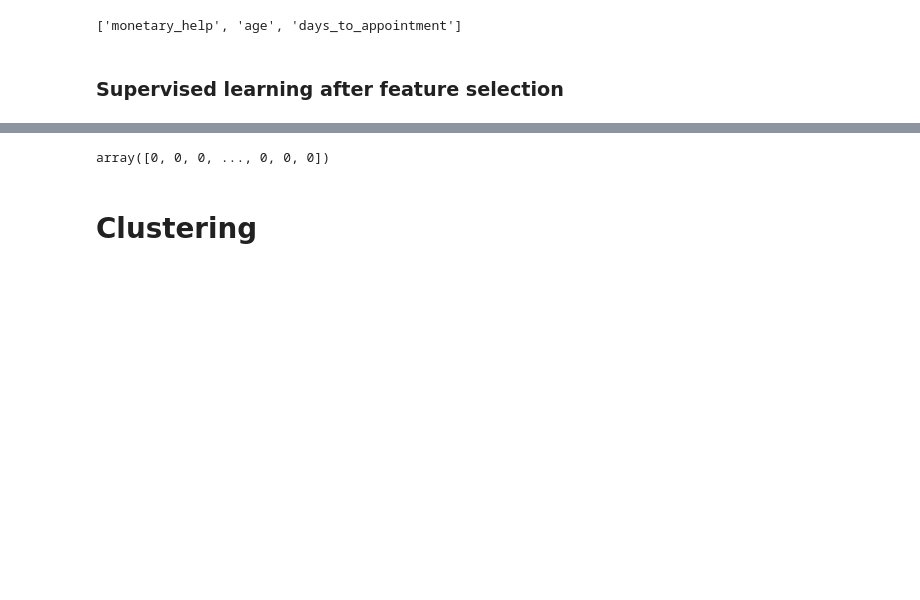
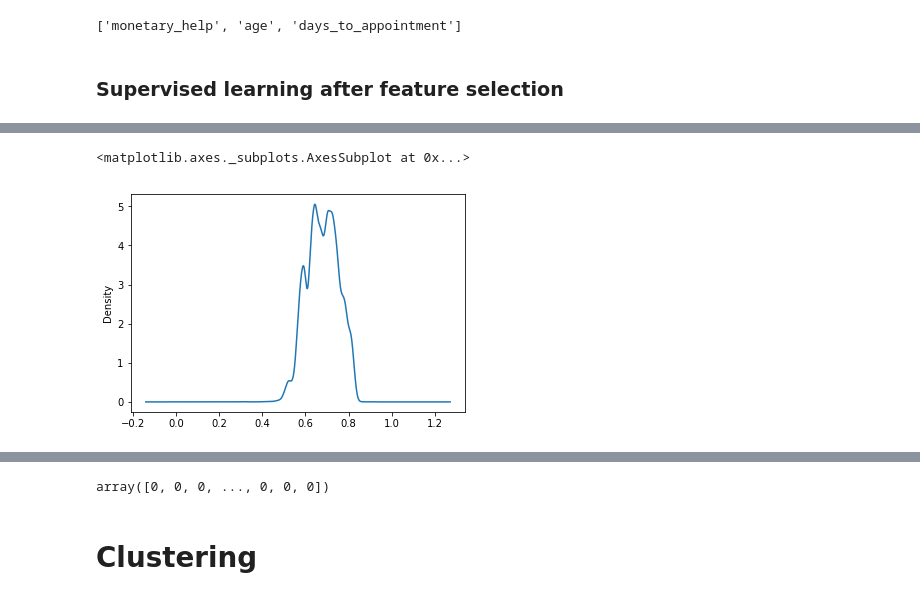
Before and after one commit to edvalente/mlnd-capstone-project, a Jupyter notebook: notebooks/capstone-scrapbook.ipynb, the cells around one changed output, grey strips where cells are left out. Saved outputs shown, nothing was run; the diff lists cells and outputs as text; code cells hidden in the pictures; blank space fills up the shorter version.

```diff
--- a/notebooks/capstone-scrapbook.ipynb
+++ b/notebooks/capstone-scrapbook.ipynb
@@ -422,0 +446,8 @@ print(confusion_matrix(minimal_train_test_data['y_test'], preds))
+# %%
+probs_zero = [i[1] for i in model.predict_proba(X)]
+probs_all = [i[1] for i in model.predict_proba(minimal_train_test_data['X_test'])]
+# %%
+pd.Series(probs_zero).plot.kde()
+# %% [output]
+<matplotlib.axes._subplots.AxesSubplot at 0x...>
+[figure, added]
```
Also changed, not shown: parts of 10 cells of this notebook, 3 other files.
